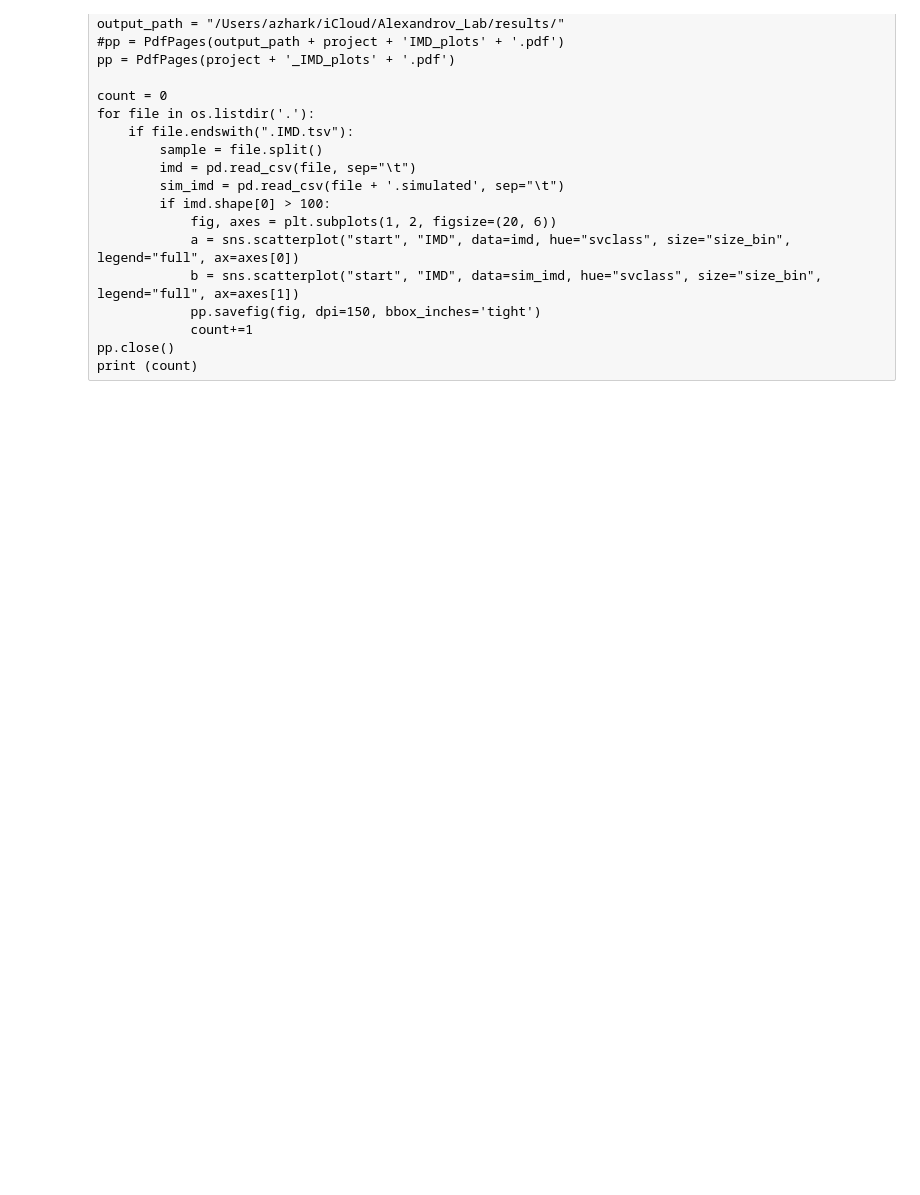
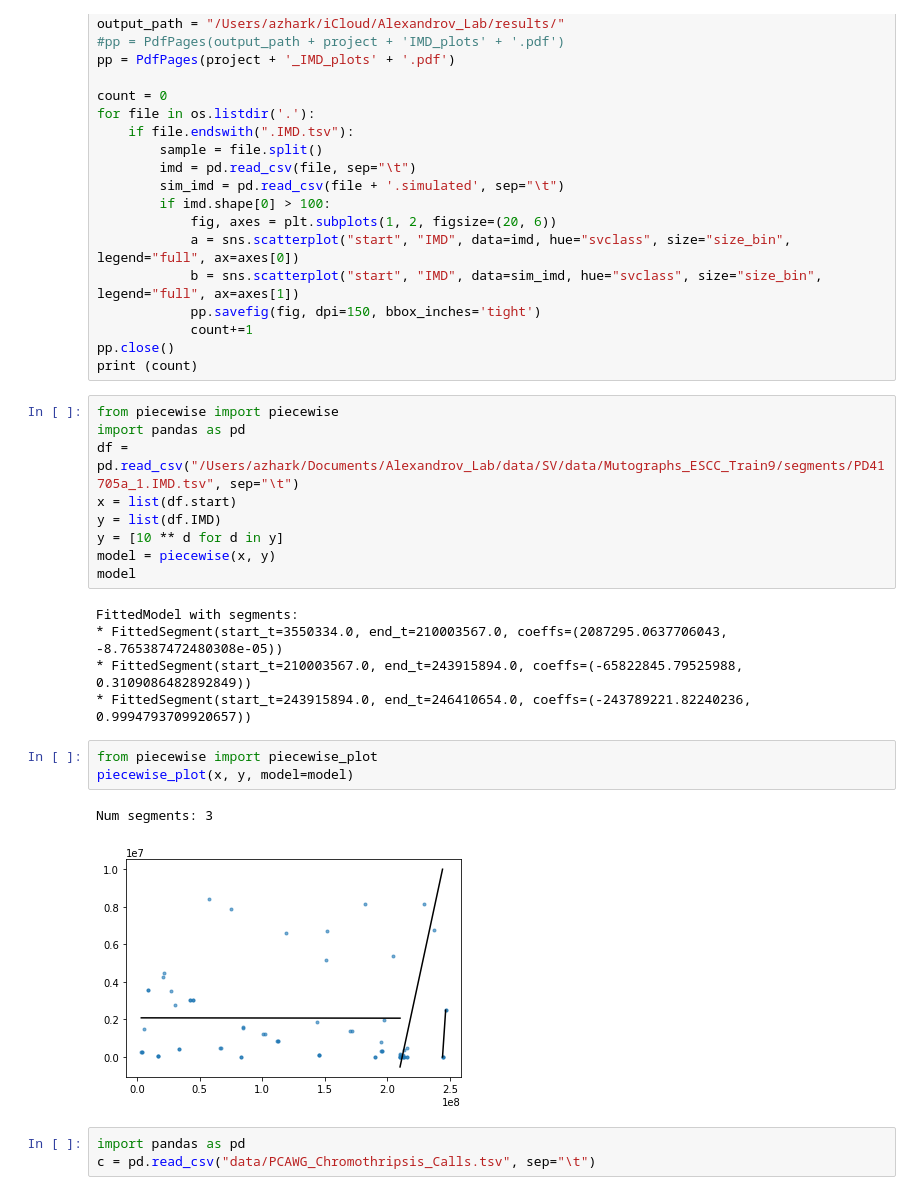
Before and after one commit to azhark2/SVMatrixGenerator, a Jupyter notebook: RS32MatrixGenerator.ipynb, the cells around one changed output. Cells and saved outputs as stored; diff of their text form; blank space fills up the shorter version.

```diff
--- a/RS32MatrixGenerator.ipynb
+++ b/RS32MatrixGenerator.ipynb
@@ -448,3 +556,26 @@ for file in os.listdir('.'):
             count+=1
 pp.close()
 print (count)
+# %%
+from piecewise import piecewise
+import pandas as pd
+df = pd.read_csv("/Users/azhark/Documents/Alexandrov_Lab/data/SV/data/Mutographs_ESCC_Train9/segments/PD41705a_1.IMD.tsv", sep="\t")
+x = list(df.start)
+y = list(df.IMD)
+y = [10 ** d for d in y]
+model = piecewise(x, y)
+model
+# %% [output]
+FittedModel with segments:
+* FittedSegment(start_t=3550334.0, end_t=210003567.0, coeffs=(2087295.0637706043, -8.765387472480308e-05))
+* FittedSegment(start_t=210003567.0, end_t=243915894.0, coeffs=(-65822845.79525988, 0.3109086482892849))
+* FittedSegment(start_t=243915894.0, end_t=246410654.0, coeffs=(-243789221.82240236, 0.9994793709920657))
+# %%
+from piecewise import piecewise_plot
+piecewise_plot(x, y, model=model)
+# %% [output]
+Num segments: 3
+[figure, added]
+# %%
+import pandas as pd
+c = pd.read_csv("data/PCAWG_Chromothripsis_Calls.tsv", sep="\t")
```
Also changed, not shown: parts of 13 cells of this notebook, 20 other files.
